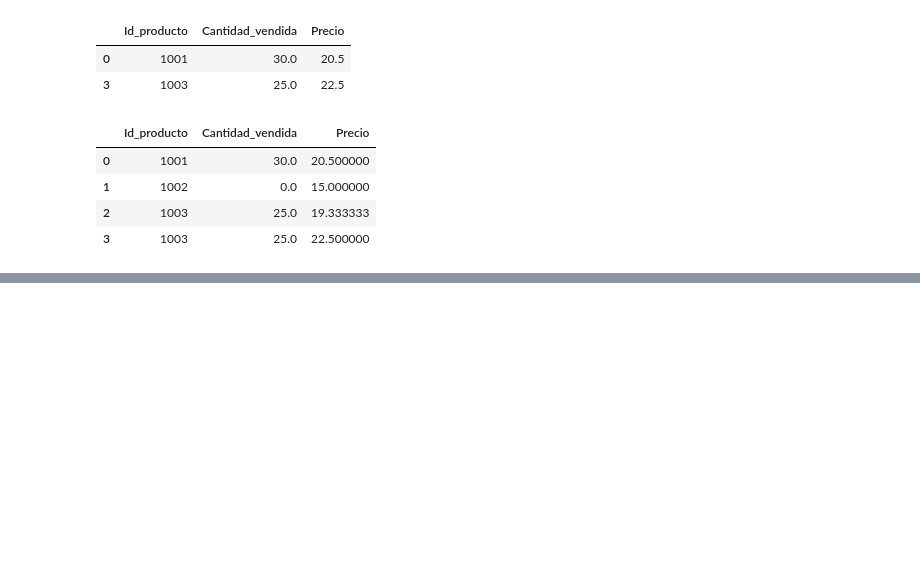
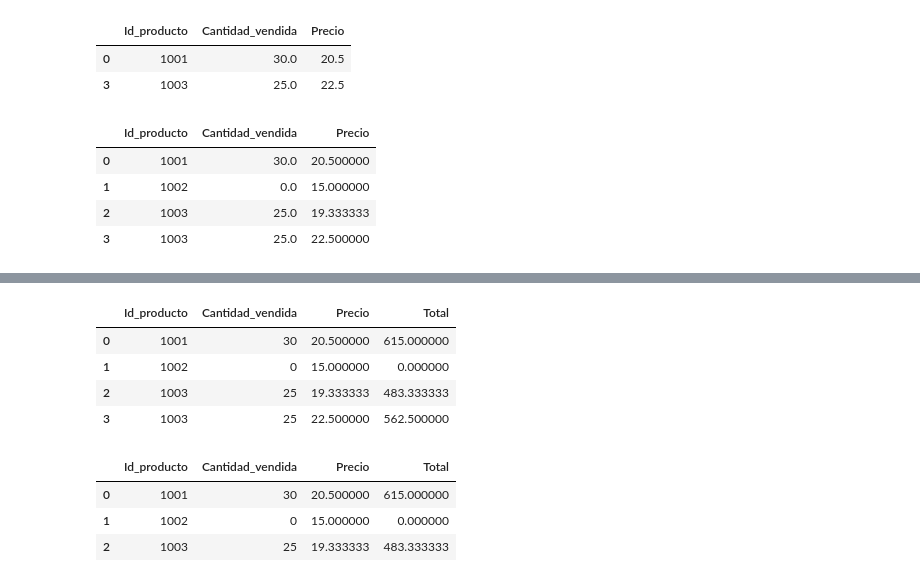
Before and after one commit to MyAppsTest/ciencia_datos_udemy_fg, a Jupyter notebook: CienciaDeDatos_con_Federico.ipynb, the cells around one changed output, grey strips where cells are left out. Cells and saved outputs as stored; diff of their text form; code cells hidden in the pictures; blank space fills up the shorter version.

```diff
--- a/CienciaDeDatos_con_Federico.ipynb
+++ b/CienciaDeDatos_con_Federico.ipynb
@@ -263,0 +276,8 @@ df_rellenados
+# %%
+df_rellenados
+# %% [output]
+|  | Id_producto | Cantidad_vendida | Precio | Total |
+| 0 | 1001 | 30 | 20.500000 | 615.000000 |
+| 1 | 1002 | 0 | 15.000000 | 0.000000 |
+| 2 | 1003 | 25 | 19.333333 | 483.333333 |
+| 3 | 1003 | 25 | 22.500000 | 562.500000 |
@@ -263,0 +286,7 @@ df_rellenados
+# %%
+df_unicos
+# %% [output]
+|  | Id_producto | Cantidad_vendida | Precio | Total |
+| 0 | 1001 | 30 | 20.500000 | 615.000000 |
+| 1 | 1002 | 0 | 15.000000 | 0.000000 |
+| 2 | 1003 | 25 | 19.333333 | 483.333333 |
```
Also changed, not shown: parts of 4 cells of this notebook.
